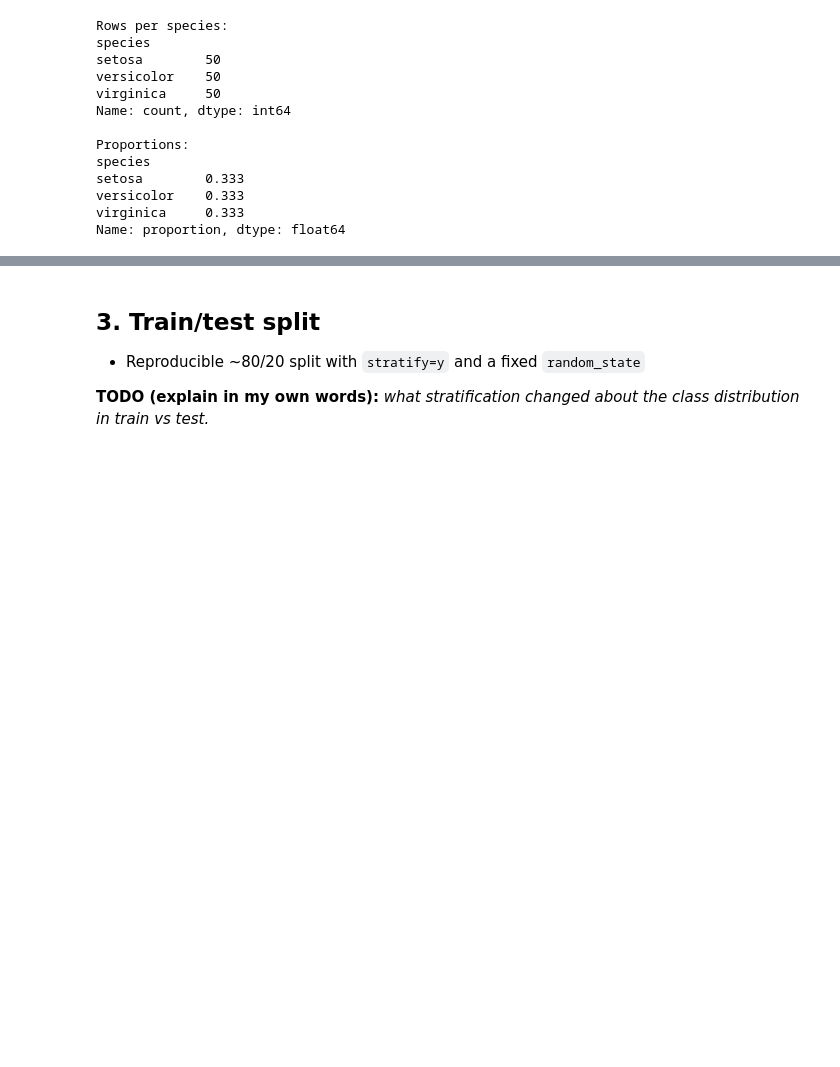
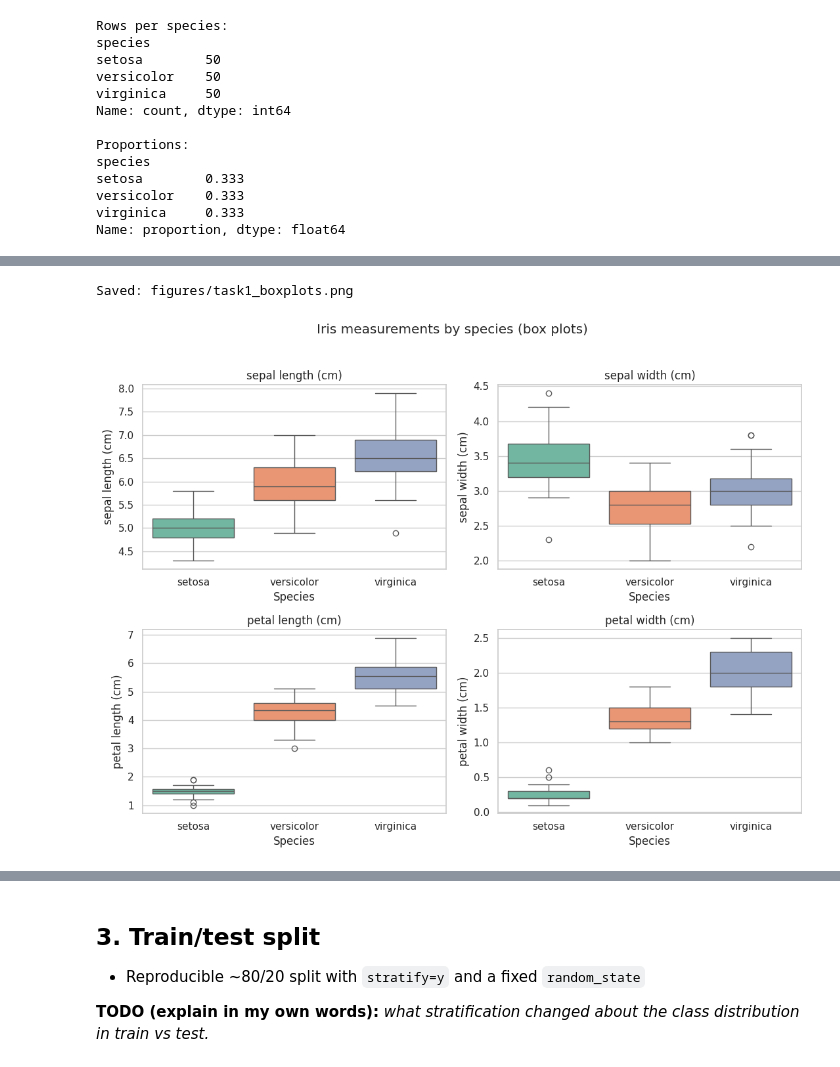
Before and after one commit to DemainMan/OIBSIP, a Jupyter notebook: DataScience-Task1-IrisFlowerClassification/AphileAshley_Task1.ipynb, the cells around one changed output, grey strips where cells are left out. Cells and saved outputs as stored; diff of their text form; code cells hidden in the pictures; blank space fills up the shorter version.

```diff
--- a/DataScience-Task1-IrisFlowerClassification/AphileAshley_Task1.ipynb
+++ b/DataScience-Task1-IrisFlowerClassification/AphileAshley_Task1.ipynb
@@ -170,0 +243,32 @@ _Not yet added — waiting for my review of Sections 0–1._
+# %%
+# --- Cell 2.3: box plots for each feature, grouped by species -----------
+# Each panel is one measurement. Box = middle 50% (IQR), centre line = median,
+# whiskers = spread, separate dots = potential outliers. The '(cm)' in each
+# title and axis label is the unit.
+
+fig, axes = plt.subplots(2, 2, figsize=(11, 8))
+
+for ax, col in zip(axes.ravel(), measurement_cols):
+    sns.boxplot(
+        data=plot_df,
+        x="species",
+        y=col,
+        ax=ax,
+        hue="species",
+        palette="Set2",
+        legend=False,
+    )
+    ax.set_title(col)
+    ax.set_xlabel("Species")
+    ax.set_ylabel(col)
+
+fig.suptitle("Iris measurements by species (box plots)", y=1.02)
+fig.tight_layout()
+
+box_path = figures_dir / "task1_boxplots.png"
+fig.savefig(box_path, dpi=150, bbox_inches="tight")
+print("Saved:", box_path)
+plt.show()
+# %% [output]
+Saved: figures/task1_boxplots.png
+[figure, added]
```
Also changed, not shown: parts of 7 cells of this notebook, 6 other files.
